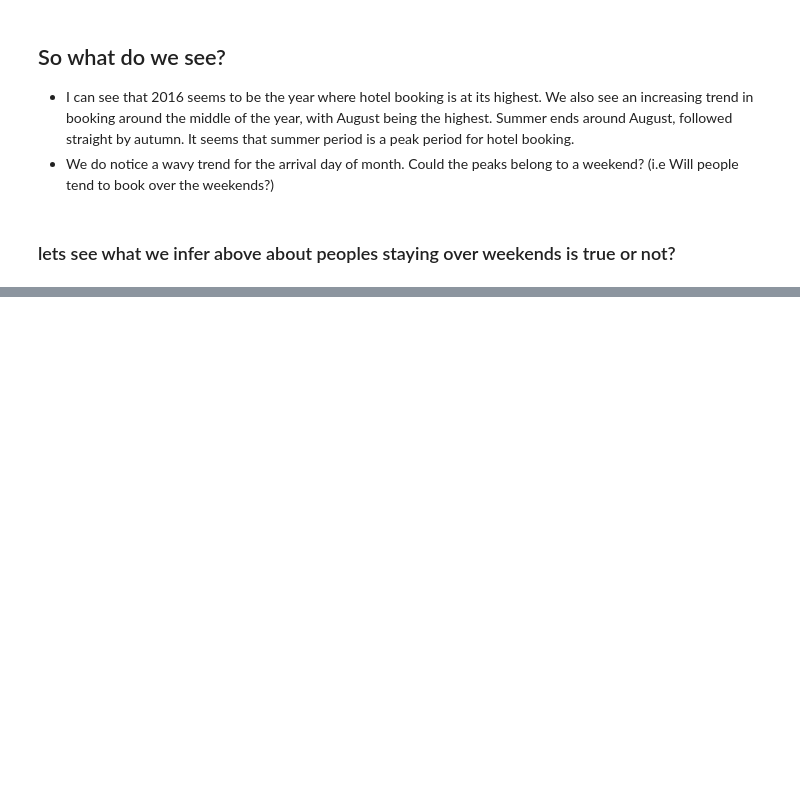
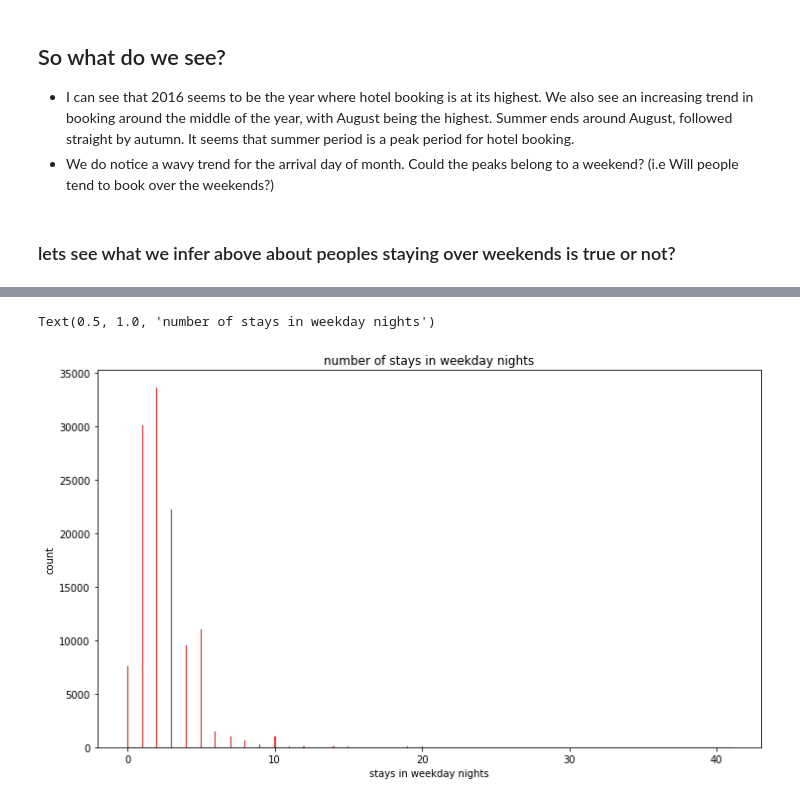
Before and after one commit to Deven876/Capstone-1-Hotel-Booking-Analysis, a Jupyter notebook: Capstone_Project_1_Hotel_Booking_Analysis.ipynb, the cells around one changed output, grey strips where cells are left out. Cells and saved outputs as stored; diff of their text form; code cells hidden in the pictures; blank space fills up the shorter version.

```diff
--- a/Capstone_Project_1_Hotel_Booking_Analysis.ipynb
+++ b/Capstone_Project_1_Hotel_Booking_Analysis.ipynb
@@ -364,0 +379,10 @@ Text(0.5, 1.0, 'Graph showing number of arrival per day')
+# %%
+# plot a histplot to analyse number os stays in weekday nights
+plt.figure(figsize=(12, 7))
+sns.histplot(data['stays_in_week_nights'], color='red')
+plt.xlabel('stays in weekday nights')
+plt.ylabel('count')
+plt.title('number of stays in weekday nights')
+# %% [output]
+Text(0.5, 1.0, 'number of stays in weekday nights')
+[figure, added]
```
Also changed, not shown: parts of 14 cells of this notebook.
